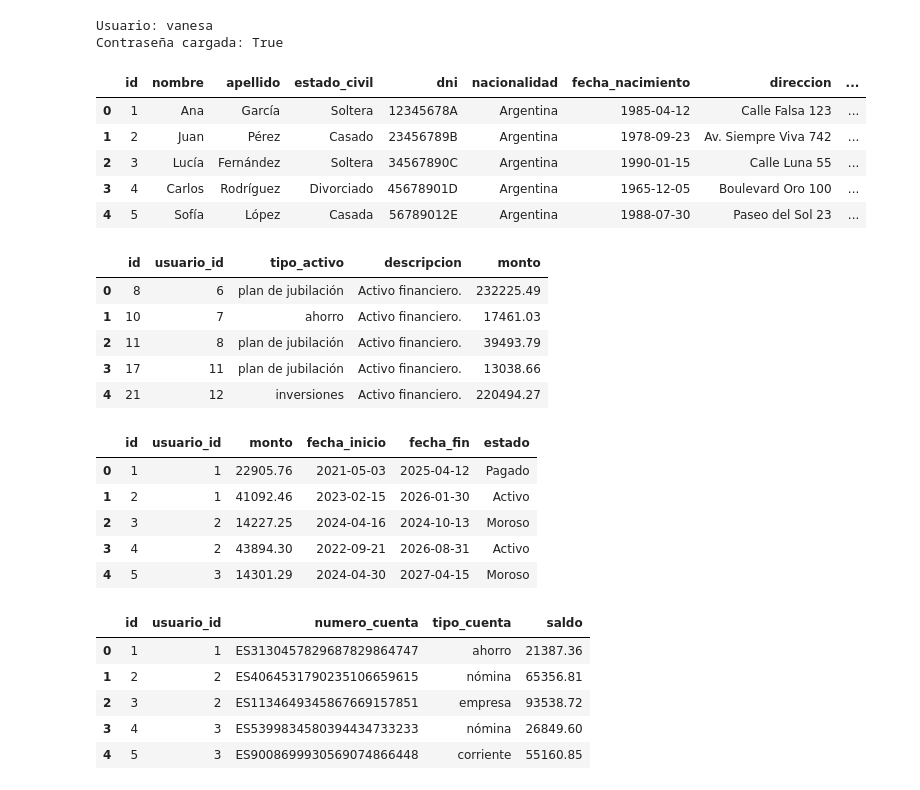
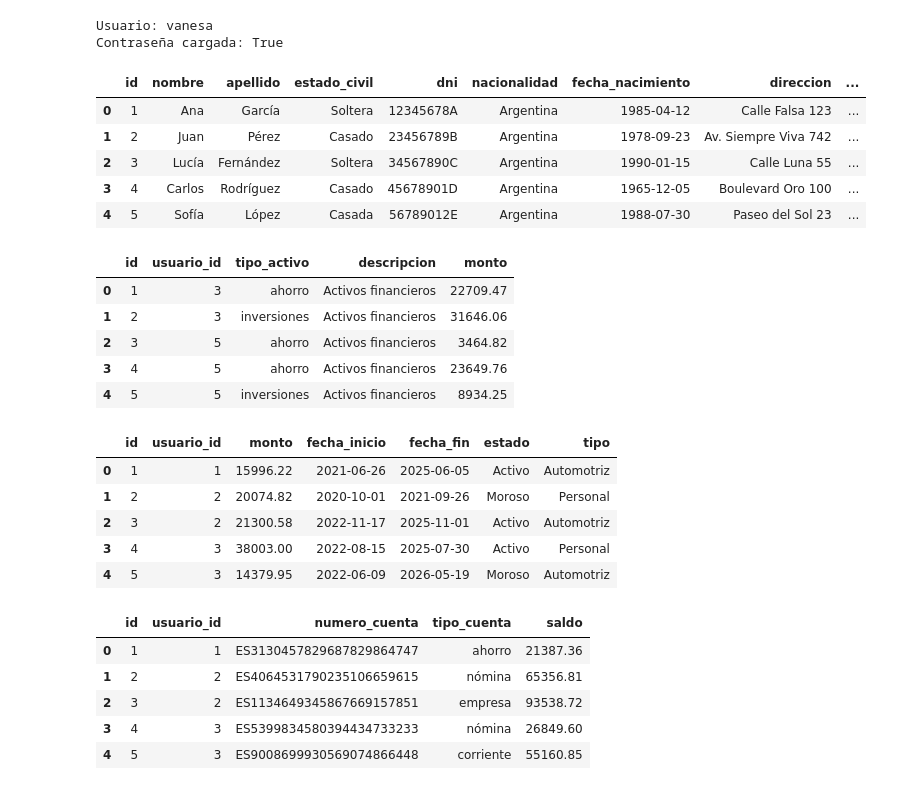
Before and after one commit to vfpomer/banco_creditos, a Jupyter notebook: notebooks/banco_EDA.ipynb, the cells around one changed output. Cells and saved outputs as stored; diff of their text form; code cells hidden in the pictures.

```diff
--- a/notebooks/banco_EDA.ipynb
+++ b/notebooks/banco_EDA.ipynb
@@ -43,42 +43,41 @@ Usuario: vanesa
 Contraseña cargada: True
 # %%
 # Consulta de prueba
-query = "SELECT TOP 5 * FROM usuarios"
-df_usuarios = pd.read_sql(query, conn)
+query_usuarios = "SELECT * FROM usuarios"
+df_usuarios = pd.read_sql(query_usuarios, conn)
 df_usuarios.head()
 # %% [output]
 |  | id | nombre | apellido | estado_civil | dni | nacionalidad | fecha_nacimiento | direccion | ... |
 | 0 | 1 | Ana | García | Soltera | 12345678A | Argentina | 1985-04-12 | Calle Falsa 123 | ... |
 | 1 | 2 | Juan | Pérez | Casado | 23456789B | Argentina | 1978-09-23 | Av. Siempre Viva 742 | ... |
 | 2 | 3 | Lucía | Fernández | Soltera | 34567890C | Argentina | 1990-01-15 | Calle Luna 55 | ... |
-| 3 | 4 | Carlos | Rodríguez | Divorciado | 45678901D | Argentina | 1965-12-05 | Boulevard Oro 100 | ... |
+| 3 | 4 | Carlos | Rodríguez | Casado | 45678901D | Argentina | 1965-12-05 | Boulevard Oro 100 | ... |
 | 4 | 5 | Sofía | López | Casada | 56789012E | Argentina | 1988-07-30 | Paseo del Sol 23 | ... |
 # %%
-
 # Consulta de prueba
-query = "SELECT TOP 5 * FROM activos"
-df_activos = pd.read_sql(query, conn)
+query_activos = "SELECT * FROM activos_financieros"
+df_activos = pd.read_sql(query_activos, conn)
 df_activos.head()
 # %% [output]
 |  | id | usuario_id | tipo_activo | descripcion | monto |
-| 0 | 8 | 6 | plan de jubilación | Activo financiero. | 232225.49 |
-| 1 | 10 | 7 | ahorro | Activo financiero. | 17461.03 |
-| 2 | 11 | 8 | plan de jubilación | Activo financiero. | 39493.79 |
-| 3 | 17 | 11 | plan de jubilación | Activo financiero. | 13038.66 |
-| 4 | 21 | 12 | inversiones | Activo financiero. | 220494.27 |
+| 0 | 1 | 3 | ahorro | Activos financieros | 22709.47 |
+| 1 | 2 | 3 | inversiones | Activos financieros | 31646.06 |
+| 2 | 3 | 5 | ahorro | Activos financieros | 3464.82 |
+| 3 | 4 | 5 | ahorro | Activos financieros | 23649.76 |
+| 4 | 5 | 5 | inversiones | Activos financieros | 8934.25 |
 # %%
 
 # Consulta de prueba
-query = "SELECT TOP 5 * FROM creditos"
-df_creditos = pd.read_sql(query, conn)
+query_creditos = "SELECT * FROM creditos"
+df_creditos = pd.read_sql(query_creditos, conn)
 df_creditos.head()
 # %% [output]
-|  | id | usuario_id | monto | fecha_inicio | fecha_fin | estado |
-| 0 | 1 | 1 | 22905.76 | 2021-05-03 | 2025-04-12 | Pagado |
-| 1 | 2 | 1 | 41092.46 | 2023-02-15 | 2026-01-30 | Activo |
-| 2 | 3 | 2 | 14227.25 | 2024-04-16 | 2024-10-13 | Moroso |
-| 3 | 4 | 2 | 43894.30 | 2022-09-21 | 2026-08-31 | Activo |
-| 4 | 5 | 3 | 14301.29 | 2024-04-30 | 2027-04-15 | Moroso |
+|  | id | usuario_id | monto | fecha_inicio | fecha_fin | estado | tipo |
+| 0 | 1 | 1 | 15996.22 | 2021-06-26 | 2025-06-05 | Activo | Automotriz |
+| 1 | 2 | 2 | 20074.82 | 2020-10-01 | 2021-09-26 | Moroso | Personal |
+| 2 | 3 | 2 | 21300.58 | 2022-11-17 | 2025-11-01 | Activo | Automotriz |
+| 3 | 4 | 3 | 38003.00 | 2022-08-15 | 2025-07-30 | Activo | Personal |
+| 4 | 5 | 3 | 14379.95 | 2022-06-09 | 2026-05-19 | Moroso | Automotriz |
 # %%
 
 # Consulta de prueba
```
Also changed, not shown: parts of 76 cells of this notebook, 3 other files.
